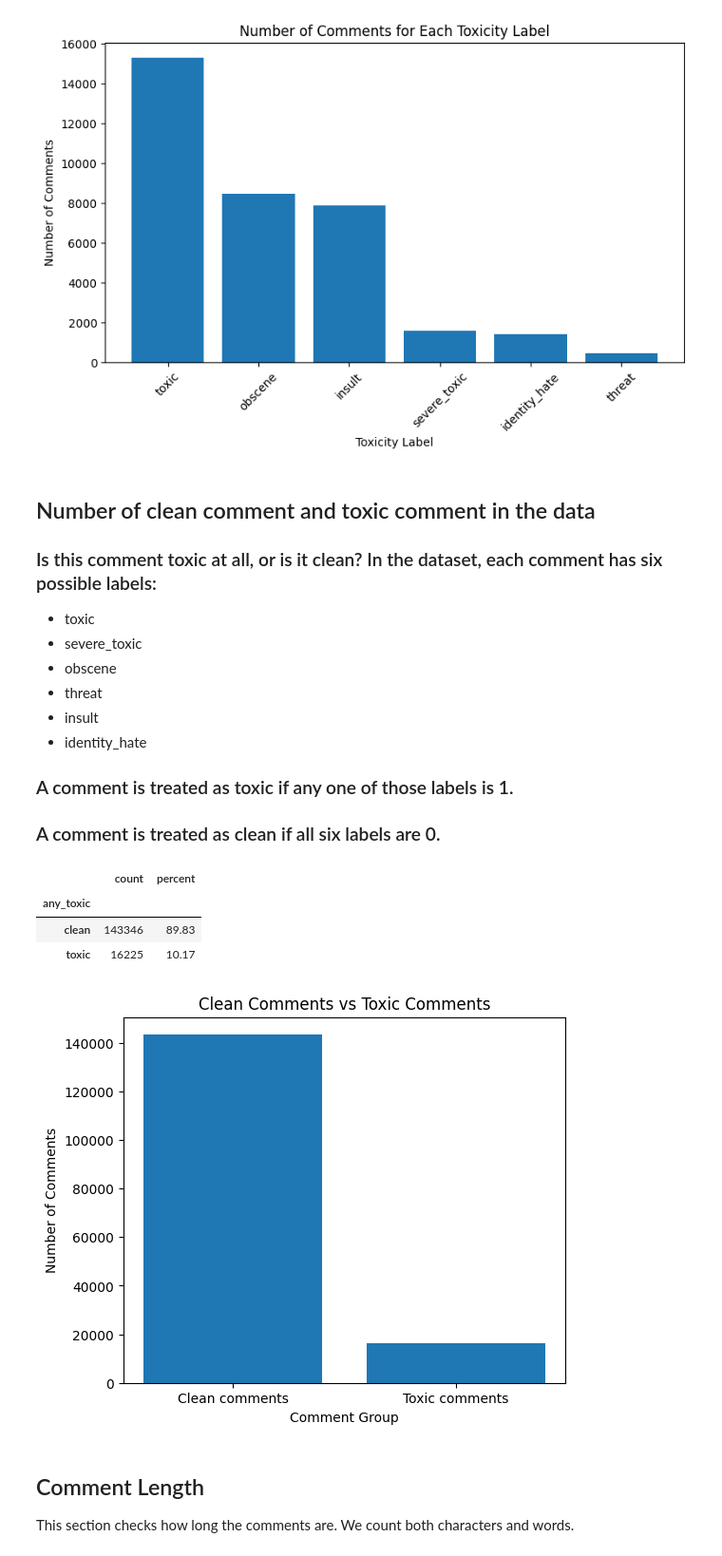
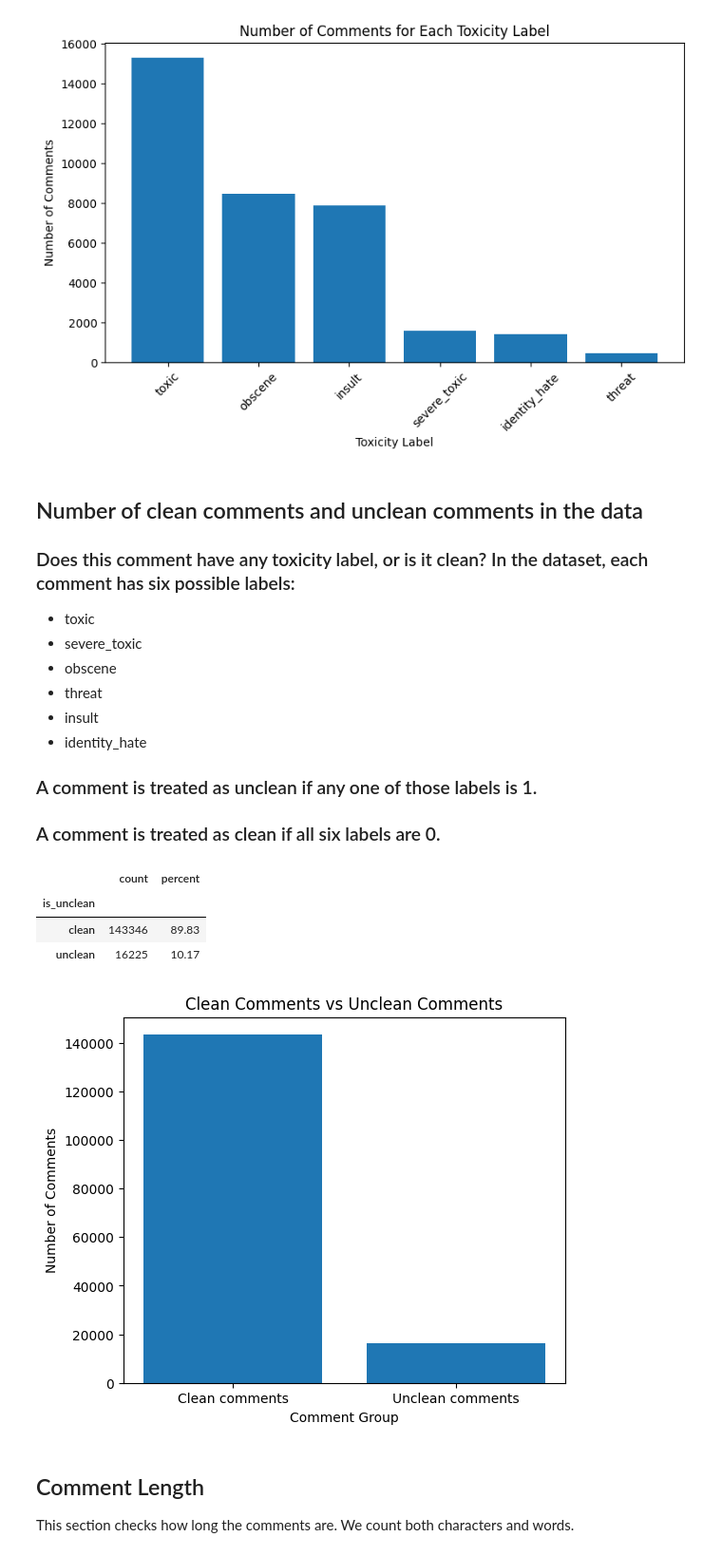
Before and after one commit to aadityane93/Toxic_Comments_Sentiment_Analysis, a Jupyter notebook: 1_Analysis.ipynb, the cells around one changed output. Shown at 95% size. Cells and saved outputs as stored; diff of their text form; code cells hidden in the pictures.

Commit message:
analysis clean comment correction

```diff
--- a/1_Analysis.ipynb
+++ b/1_Analysis.ipynb
@@ -65,10 +67,11 @@ test_df.head()
 | 3 | 00017563c3f7919a | :If you have a look back at the s... |
 | 4 | 00017695ad8997eb | I don't anonymously edit articles... |
 # %%
+# Read strictly: raise an error if malformed CSV rows are found
 train_df = pd.read_csv(
     "train.csv",
     engine="python",
-    on_bad_lines="skip"
+    on_bad_lines="error"
 )
 
 train_df = train_df.dropna(subset=["comment_text"])
@@ -93,6 +96,10 @@ label_cols = [
     "identity_hate"
 ]
 
+# Count active toxicity labels for each comment
+train_df["label_count"] = train_df[label_cols].sum(axis=1)
+train_df["is_unclean"] = (train_df["label_count"] > 0).astype(int)
+
 # Basic overview
 print("Training data shape:", train_df.shape)
 print("\nColumns:")
@@ -160,8 +167,8 @@ plt.show()
 # %% [output]
 [figure]
 # %% [markdown]
-## Number of clean comment and toxic comment in the data
-### Is this comment toxic at all, or is it clean? In the dataset, each comment has six possible labels:
+## Number of clean comments and unclean comments in the data
+### Does this comment have any toxicity label, or is it clean? In the dataset, each comment has six possible labels:
 - toxic
 - severe_toxic
 - obscene
@@ -169,17 +176,17 @@ plt.show()
 - insult
 - identity_hate
 
-### A comment is treated as toxic if any one of those labels is 1.
+### A comment is treated as unclean if any one of those labels is 1.
 
 ### A comment is treated as clean if all six labels are 0.
 # %%
-# Clean vs toxic comments
+# Clean vs unclean comments
 train_df["label_count"] = train_df[label_cols].sum(axis=1)
-train_df["any_toxic"] = (train_df["label_count"] > 0).astype(int)
+train_df["is_unclean"] = (train_df["label_count"] > 0).astype(int)
 
-binary_distribution = train_df["any_toxic"].map({
+binary_distribution = train_df["is_unclean"].map({
     0: "clean",
-    1: "toxic"
+    1: "unclean"
 }).value_counts()
 
 binary_distribution_df = pd.DataFrame({
@@ -190,30 +197,30 @@ binary_distribution_df = pd.DataFrame({
 binary_distribution_df
 # %% [output]
 |  | count | percent |
-| any_toxic |  |  |
+| is_unclean |  |  |
 | clean | 143346 | 89.83 |
-| toxic | 16225 | 10.17 |
+| unclean | 16225 | 10.17 |
 # %%
-# Clean vs toxic bar chart
+# Clean vs unclean bar chart
 
 train_df["label_count"] = train_df[label_cols].sum(axis=1)
-train_df["any_toxic"] = (train_df["label_count"] > 0).astype(int)
+train_df["is_unclean"] = (train_df["label_count"] > 0).astype(int)
 
-clean_toxic_counts = train_df["any_toxic"].map({
+clean_unclean_counts = train_df["is_unclean"].map({
     0: "Clean comments",
-    1: "Toxic comments"
+    1: "Unclean comments"
 }).value_counts()
 
 plt.figure(figsize=(6, 5))
-plt.bar(clean_toxic_counts.index, clean_toxic_counts.values)
+plt.bar(clean_unclean_counts.index, clean_unclean_counts.values)
 
-plt.title("Clean Comments vs Toxic Comments")
+plt.title("Clean Comments vs Unclean Comments")
 plt.xlabel("Comment Group")
 plt.ylabel("Number of Comments")
 
 plt.show()
 # %% [output]
-[figure, old version]
+[figure, new version]
 # %% [markdown]
 ## Comment Length
 
```
Also changed, not shown: parts of 8 cells of this notebook.
